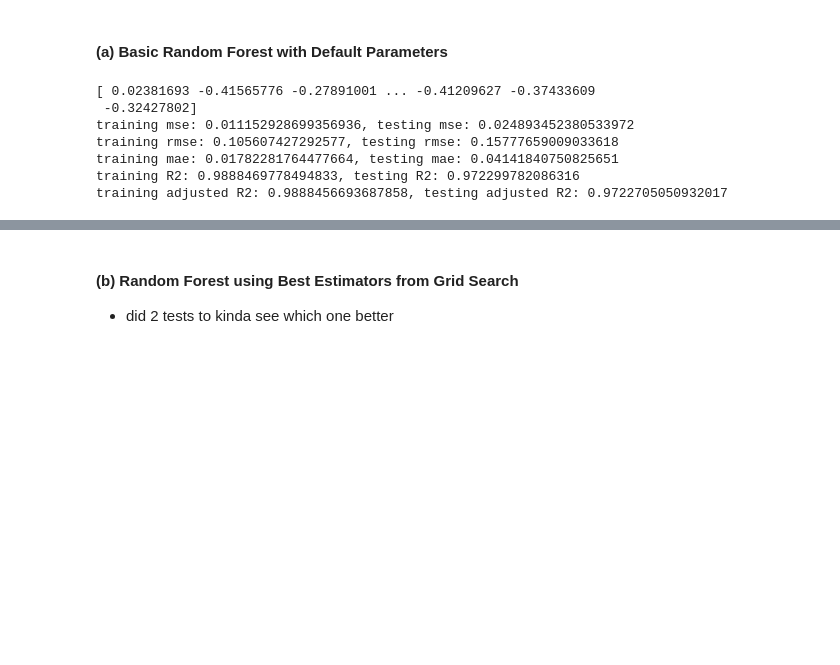
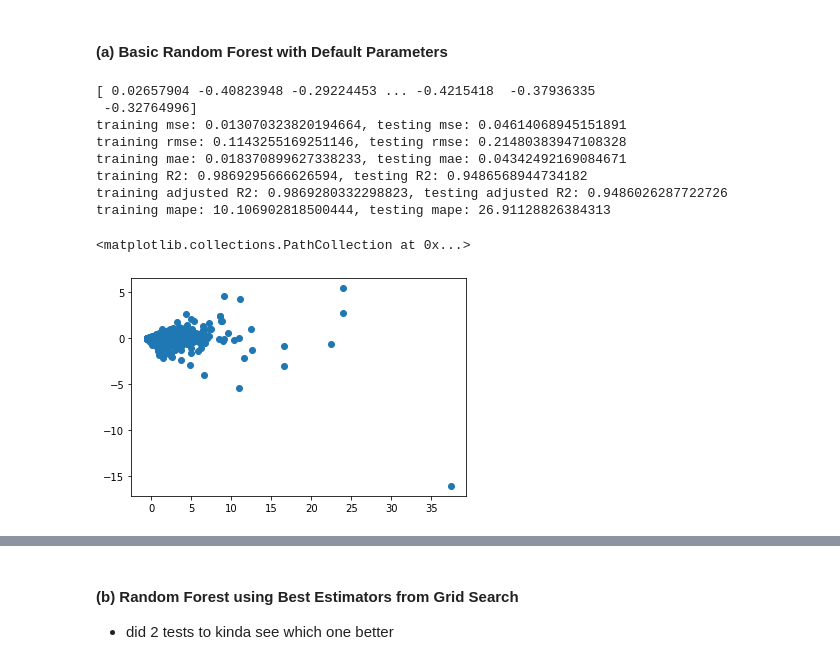
Before and after one commit to nicolepng/BT4222, a Jupyter notebook: Random Forest.ipynb, the cells around one changed output, grey strips where cells are left out. Saved outputs shown, nothing was run; the diff lists cells and outputs as text; code cells hidden in the pictures; blank space fills up the shorter version.

```diff
--- a/Random Forest.ipynb
+++ b/Random Forest.ipynb
@@ -220,37 +290,49 @@ training adjusted R2: -0.0303567430927123, testing adjusted R2: -0.0998932392524
 # %%
 # train model
 rforest = ensemble.RandomForestRegressor()
 rforest.fit(x_train,y_train)
 
 # make predictions on test set
 y_pred_train = rforest.predict(x_train)
 y_pred = rforest.predict(x_test)
 print(y_pred)
 
 # compute metrics
 train_mse = mean_squared_error(y_train,y_pred_train)
 test_mse = mean_squared_error(y_test,y_pred)
 
 train_mae = mean_absolute_error(y_train,y_pred_train)
 test_mae = mean_absolute_error(y_test,y_pred)
 
 train_r_squared = r2_score(y_train,y_pred_train)
 test_r_squared = r2_score(y_test,y_pred)
 
 train_adj_r_squared = 1 - (1-rforest.score(x_train, y_train))*(len(y_train)-1)/(len(y_train)-x_train.shape[1]-1)
 test_adj_r_squared = 1 - (1-rforest.score(x_test, y_test))*(len(y_test)-1)/(len(y_test)-x_test.shape[1]-1)
 
+train_mape = mean_absolute_percentage_error(y_train,y_pred_train)
+test_mape = mean_absolute_percentage_error(y_test,y_pred)
+
 print("training mse: {}, testing mse: {}".format(train_mse, test_mse))
 print("training rmse: {}, testing rmse: {}".format(np.sqrt(train_mse), np.sqrt(test_mse)))
 print("training mae: {}, testing mae: {}".format(train_mae, test_mae))
 print("training R2: {}, testing R2: {}".format(train_r_squared, test_r_squared))
 # print("training R2: {}, testing R2: {}".format(dt.score(x_train, y_train), dt.score(x_test, y_test)))
 print("training adjusted R2: {}, testing adjusted R2: {}".format(train_adj_r_squared, test_adj_r_squared))
+print("training mape: {}, testing mape: {}".format(train_mape, test_mape))
+
+# residual plot
+x_axis = y_test.squeeze() # fitted value
+y_axis = y_test.squeeze()- y_pred.squeeze() # residual
+plt.scatter(x_axis,y_axis)
 # %% [output]
-[ 0.02381693 -0.41565776 -0.27891001 ... -0.41209627 -0.37433609
- -0.32427802]
-training mse: 0.011152928699356936, testing mse: 0.024893452380533972
-training rmse: 0.105607427292577, testing rmse: 0.15777659009033618
-training mae: 0.01782281764477664, testing mae: 0.04141840750825651
-training R2: 0.9888469778494833, testing R2: 0.972299782086316
-training adjusted R2: 0.9888456693687858, testing adjusted R2: 0.9722705050932017
+[ 0.02657904 -0.40823948 -0.29224453 ... -0.4215418  -0.37936335
+ -0.32764996]
+training mse: 0.013070323820194664, testing mse: 0.04614068945151891
+training rmse: 0.1143255169251146, testing rmse: 0.21480383947108328
+training mae: 0.018370899627338233, testing mae: 0.04342492169084671
+training R2: 0.9869295666626594, testing R2: 0.9486568944734182
+training adjusted R2: 0.9869280332298823, testing adjusted R2: 0.9486026287722726
+training mape: 10.106902818500444, testing mape: 26.91128826384313
+<matplotlib.collections.PathCollection at 0x...>
+[figure, added]
```
Also changed, not shown: parts of 17 cells of this notebook.
